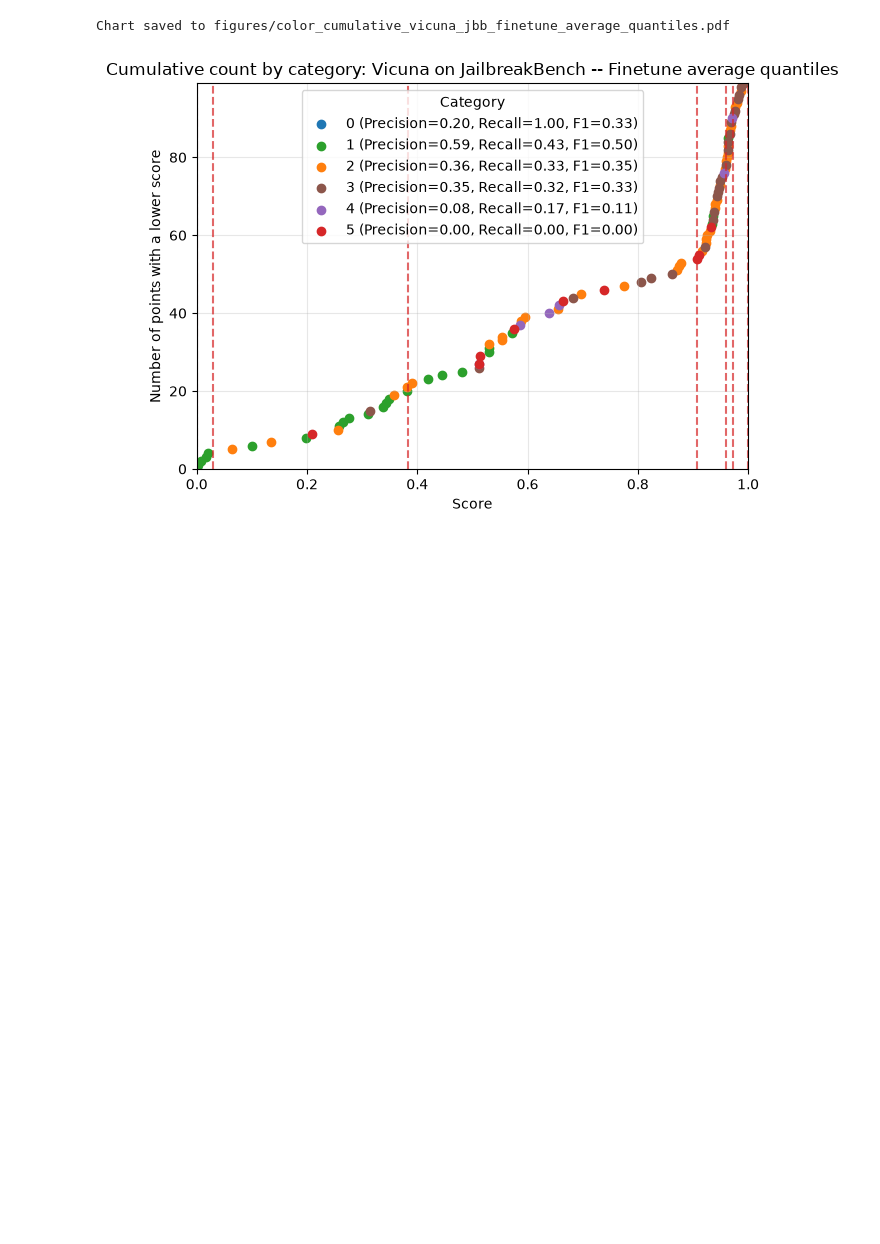
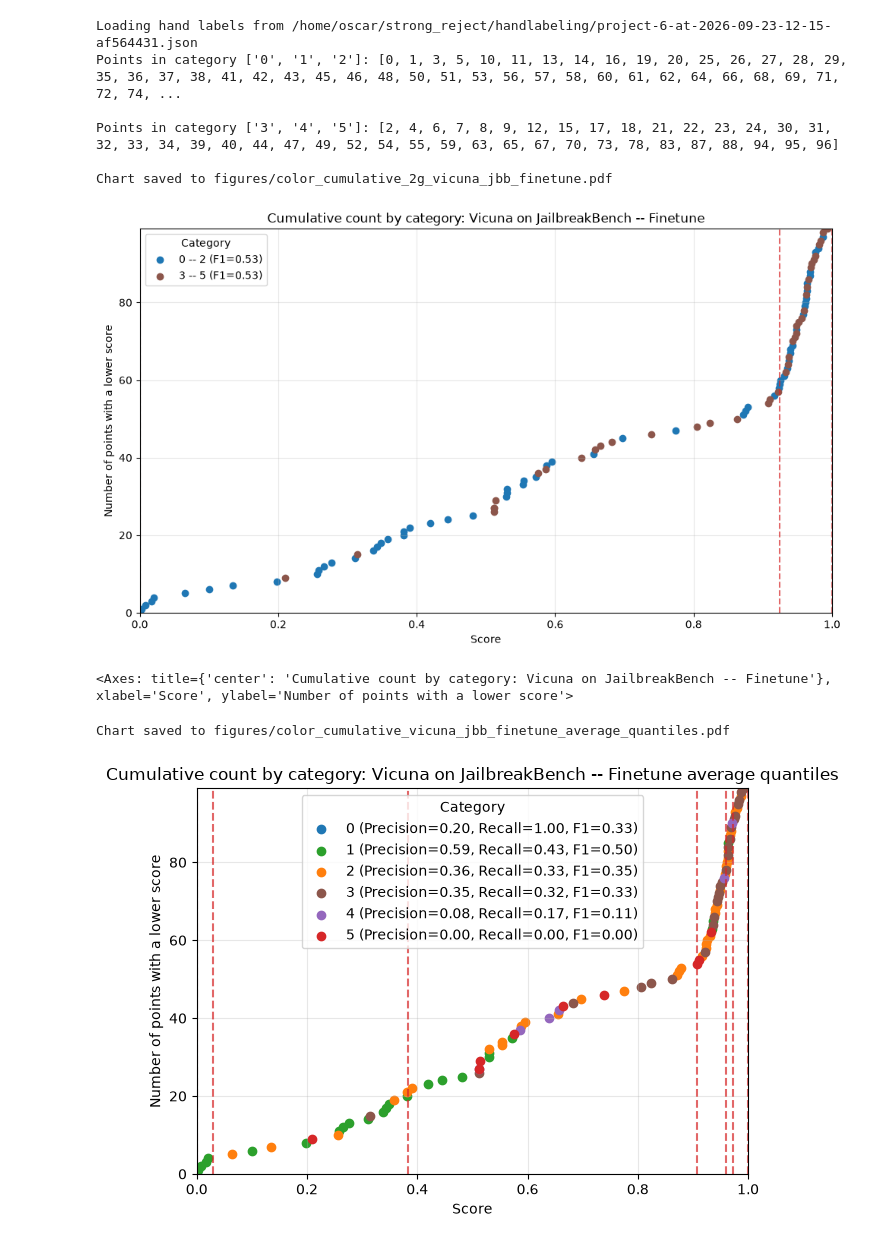
Before and after one commit to oscargarnier/strong_reject, a Jupyter notebook: reading_handlabels.ipynb, the cells around one changed output. Saved outputs shown, nothing was run; the diff lists cells and outputs as text; code cells hidden in the pictures; blank space fills up the shorter version.

```diff
--- a/reading_handlabels.ipynb
+++ b/reading_handlabels.ipynb
@@ -27,6 +14,26 @@ hutil.color_cumulative(model = model, dataset_name = dataset_name, evaluation_me
 Chart saved to figures/color_cumulative_vicuna_jbb_finetune.pdf
 [figure]
 <Axes: title={'center': 'Cumulative count by category: Vicuna on JailbreakBench -- Finetune'}, xlabel='Score', ylabel='Number of points with a lower score'>
+# %%
+## Color cumulative plot for handlabeling
+import visualisation_utils as vutil
+
+##Naming logic
+model = "Vicuna"
+dataset_name = "JailbreakBench"
+evaluation_method = "finetune"
+
+## Compute and plot
+vutil.color_cumulative_two_groups(model = model, dataset_name = dataset_name, evaluation_method = evaluation_method, show_quantiles=True)
+# %% [output]
+Loading hand labels from /home/oscar/strong_reject/handlabeling/project-6-at-2026-09-23-12-15-af564431.json
+Points in category ['0', '1', '2']: [0, 1, 3, 5, 10, 11, 13, 14, 16, 19, 20, 25, 26, 27, 28, 29, 35, 36, 37, 38, 41, 42, 43, 45, 46, 48, 50, 51, 53, 56, 57, 58, 60, 61, 62, 64, 66, 68, 69, 71, 72, 74, ...
+
+Points in category ['3', '4', '5']: [2, 4, 6, 7, 8, 9, 12, 15, 17, 18, 21, 22, 23, 24, 30, 31, 32, 33, 34, 39, 40, 44, 47, 49, 52, 54, 55, 59, 63, 65, 67, 70, 73, 78, 83, 87, 88, 94, 95, 96]
+
+Chart saved to figures/color_cumulative_2g_vicuna_jbb_finetune.pdf
+[figure, added]
+<Axes: title={'center': 'Cumulative count by category: Vicuna on JailbreakBench -- Finetune'}, xlabel='Score', ylabel='Number of points with a lower score'>
 # %%
 ## Riding labels
 import json
```
Also changed, not shown: parts of 2 cells of this notebook, 12 other files.
